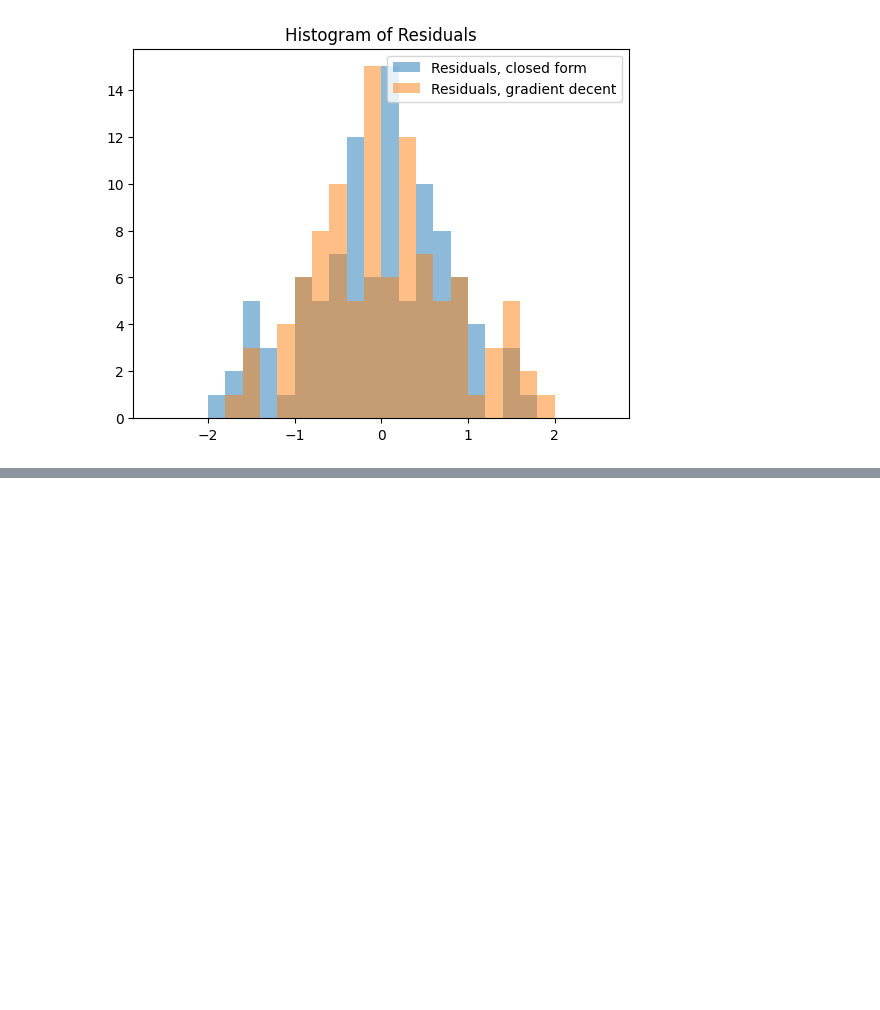
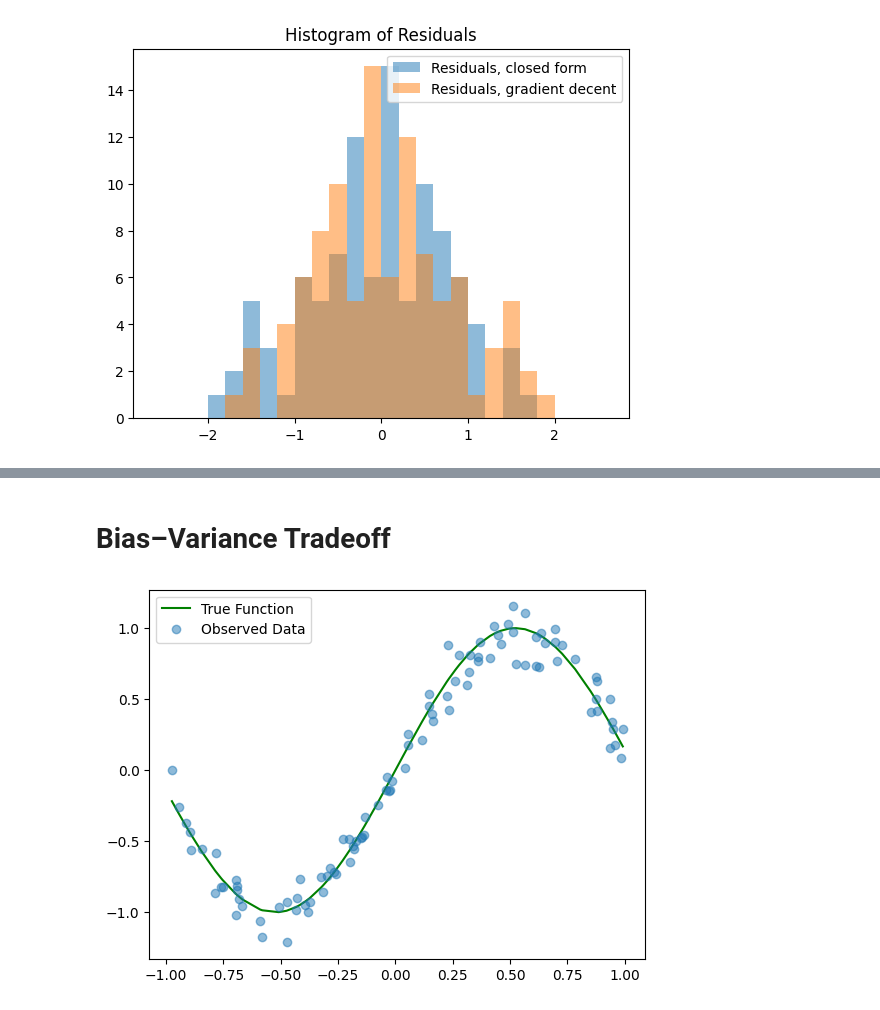
Before and after one commit to ninanikitina/quant-ml-sprint, a Jupyter notebook: notebooks/01_bias_variance_clt.ipynb, the cells around one changed output, grey strips where cells are left out. Drawn from its saved outputs; the diff is of its cells as text; code cells hidden in the pictures; blank space fills up the shorter version.

```diff
--- a/notebooks/01_bias_variance_clt.ipynb
+++ b/notebooks/01_bias_variance_clt.ipynb
@@ -59,0 +86,15 @@ plt.show()
+# %% [markdown]
+# Bias–Variance Tradeoff
+# %%
+N = 100
+x = np.random.uniform(-1, 1, N)
+x.sort()
+y_true = np.sin(3*x)
+y_observed = y_true + np.random.randn(N) * 0.1
+
+plt.plot(x, y_true, label="True Function", color='green')
+plt.plot(x, y_observed, 'o', label="Observed Data", alpha=0.5)
+plt.legend()
+plt.show()
+# %% [output]
+[figure, added]
```
Also changed, not shown: parts of 5 cells of this notebook.
